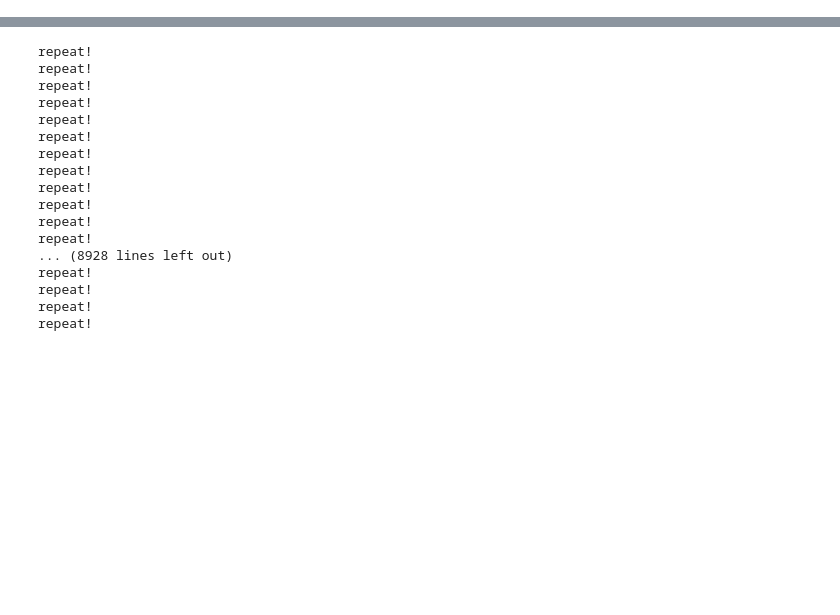
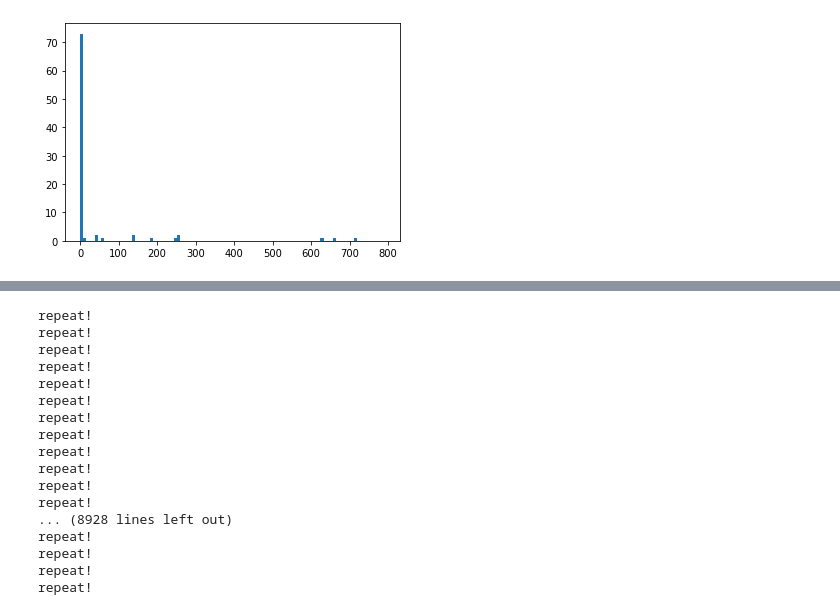
Before and after one commit to jordan-wei-taylor/genolearn, a Jupyter notebook: Untitled-1.ipynb, the cells around one changed output, grey strips where cells are left out. Cells and saved outputs as stored; diff of their text form; code cells hidden in the pictures; blank space fills up the shorter version.

```diff
--- a/Untitled-1.ipynb
+++ b/Untitled-1.ipynb
@@ -53,0 +128,5 @@ plt.hist(scores)
+# %%
+plt.hist(hist, bins = bins)
+plt.show()
+# %% [output]
+[figure, added]
```
Also changed, not shown: parts of 10 cells of this notebook.
